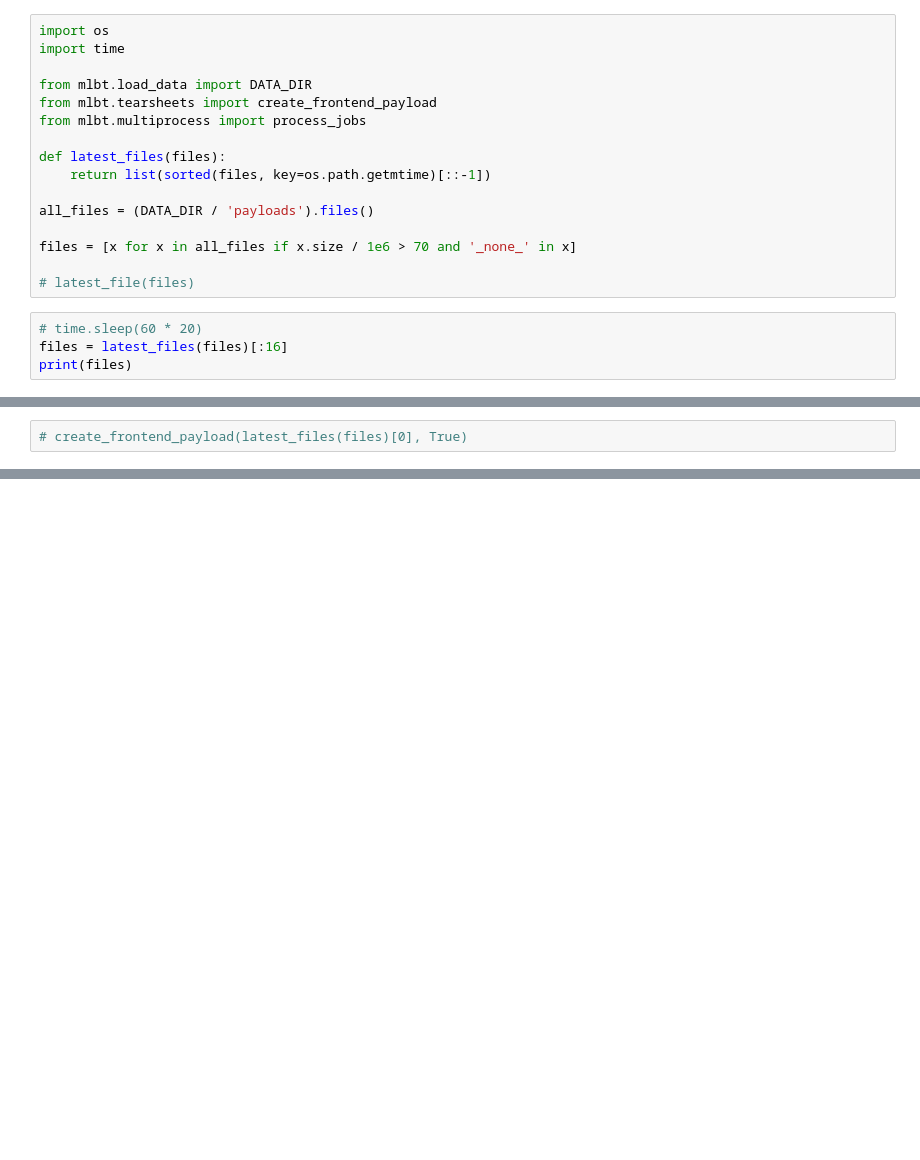
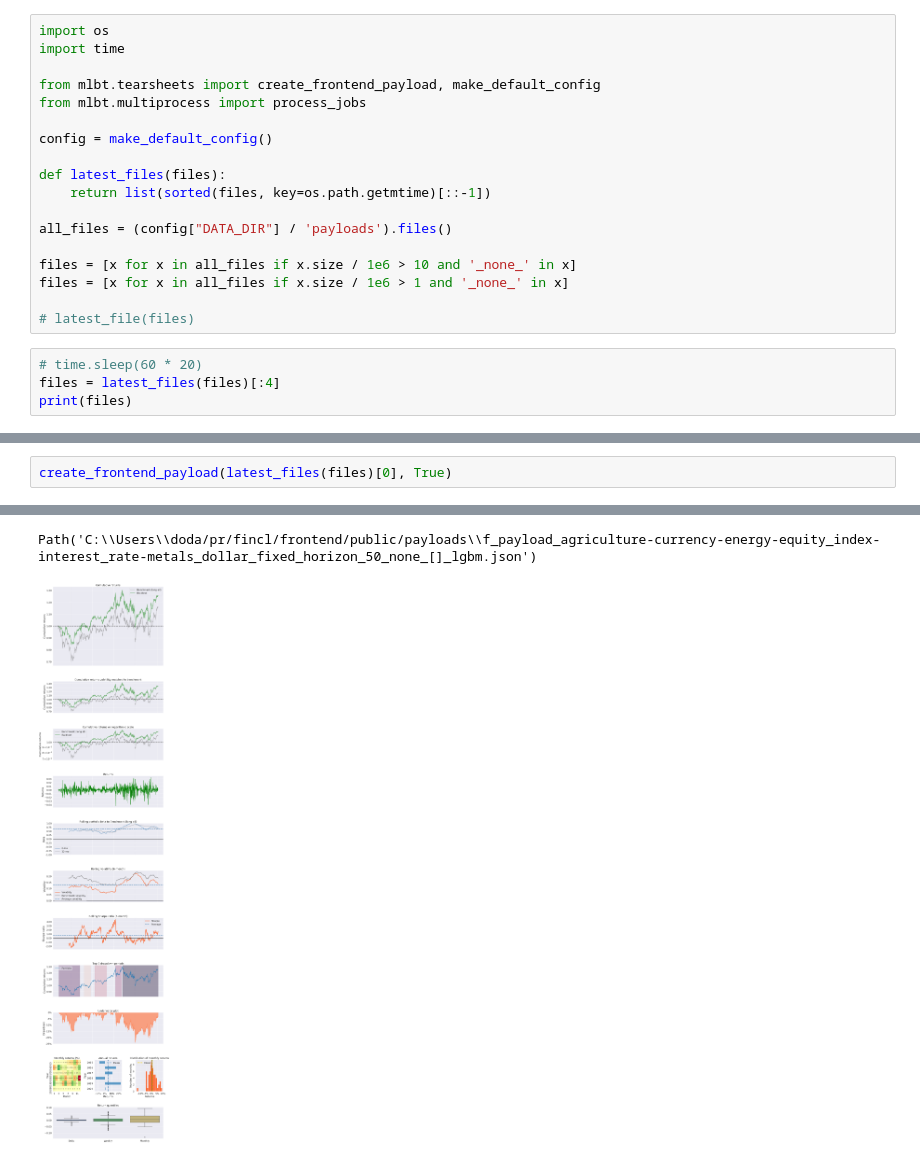
Before and after one commit to doda/fincl, a Jupyter notebook: backend/run_frontend_payloads.ipynb, the cells around one changed output, grey strips where cells are left out. Saved outputs shown, nothing was run; the diff lists cells and outputs as text; blank space fills up the shorter version.

```diff
--- a/backend/run_frontend_payloads.ipynb
+++ b/backend/run_frontend_payloads.ipynb
@@ -5,20 +8,22 @@
 import os
 import time
 
-from mlbt.load_data import DATA_DIR
-from mlbt.tearsheets import create_frontend_payload
+from mlbt.tearsheets import create_frontend_payload, make_default_config
 from mlbt.multiprocess import process_jobs
+
+config = make_default_config()
 
 def latest_files(files):
     return list(sorted(files, key=os.path.getmtime)[::-1])
 
-all_files = (DATA_DIR / 'payloads').files()
+all_files = (config["DATA_DIR"] / 'payloads').files()
 
-files = [x for x in all_files if x.size / 1e6 > 70 and '_none_' in x]
+files = [x for x in all_files if x.size / 1e6 > 10 and '_none_' in x]
+files = [x for x in all_files if x.size / 1e6 > 1 and '_none_' in x]
 
 # latest_file(files)
 # %%
 # time.sleep(60 * 20)
-files = latest_files(files)[:16]
+files = latest_files(files)[:4]
 print(files)
 # %% [output]
@@ -50,3 +48,4 @@ datas
   'force': True}]
 # %%
-# create_frontend_payload(latest_files(files)[0], True)
+create_frontend_payload(latest_files(files)[0], True)
+# %% [output]
@@ -52,0 +83,2 @@ datas
+Path('C:\\Users\\doda/pr/fincl/frontend/public/payloads\\f_payload_agriculture-currency-energy-equity_index-interest_rate-metals_dollar_fixed_horizon_50_none_[]_lgbm.json')
+[figure, added]
```
Also changed, not shown: parts of 5 cells of this notebook, 24 other files.
